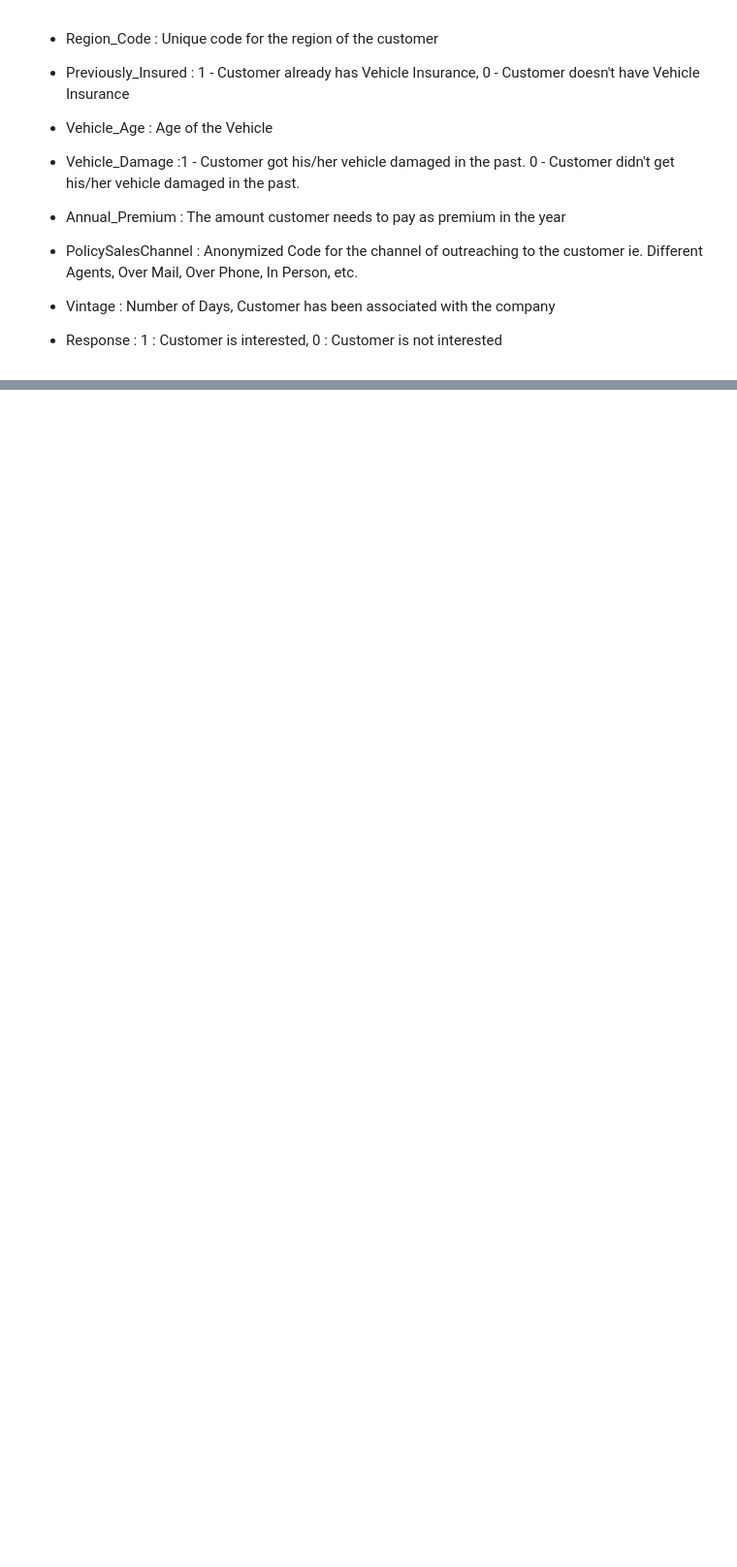
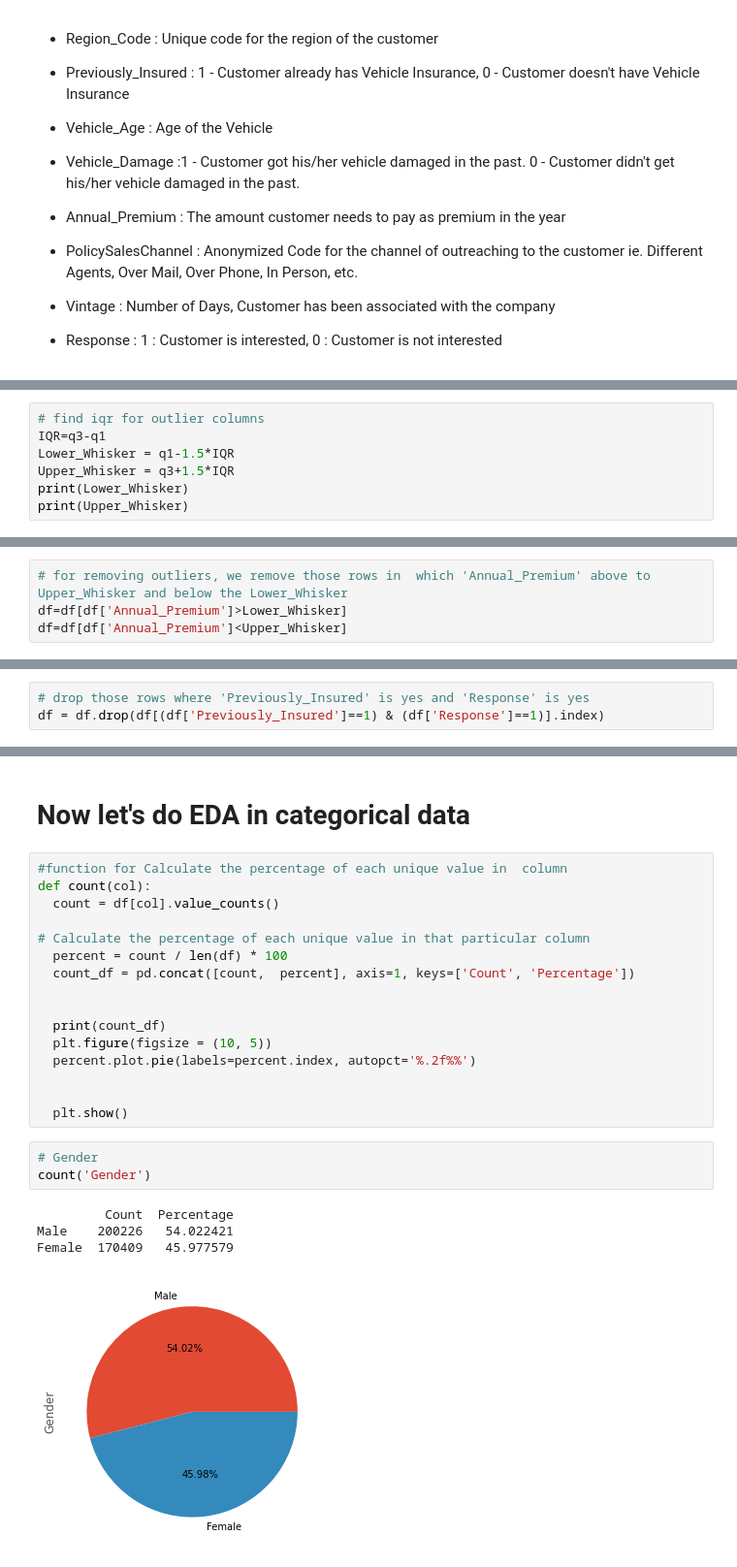
Before and after one commit to techfreakydeepak/Bike_sharing_demand_prediction, a Jupyter notebook: Health_Inssurance_Cross_Sell_prediction.ipynb, the cells around one changed output, grey strips where cells are left out. Shown: that part at 97% size. Saved outputs shown, nothing was run; the diff lists cells and outputs as text; blank space fills up the shorter version.

```diff
--- a/Health_Inssurance_Cross_Sell_prediction.ipynb
+++ b/Health_Inssurance_Cross_Sell_prediction.ipynb
@@ -162,0 +365,7 @@ df_HEALTH_INSURANCE_CROSS_SELL_PREDICTION.describe(include='all')
+# %%
+# find iqr for outlier columns
+IQR=q3-q1
+Lower_Whisker = q1-1.5*IQR
+Upper_Whisker = q3+1.5*IQR
+print(Lower_Whisker)
+print(Upper_Whisker)
@@ -162,0 +375,4 @@ df_HEALTH_INSURANCE_CROSS_SELL_PREDICTION.describe(include='all')
+# %%
+# for removing outliers, we remove those rows in  which 'Annual_Premium' above to Upper_Whisker and below the Lower_Whisker
+df=df[df['Annual_Premium']>Lower_Whisker]
+df=df[df['Annual_Premium']<Upper_Whisker]
@@ -162,0 +391,3 @@ df_HEALTH_INSURANCE_CROSS_SELL_PREDICTION.describe(include='all')
+# %%
+# drop those rows where 'Previously_Insured' is yes and 'Response' is yes
+df = df.drop(df[(df['Previously_Insured']==1) & (df['Response']==1)].index)
@@ -162,0 +401,26 @@ df_HEALTH_INSURANCE_CROSS_SELL_PREDICTION.describe(include='all')
+# %% [markdown]
+# Now let's do EDA in categorical data
+# %%
+#function for Calculate the percentage of each unique value in  column
+def count(col):
+  count = df[col].value_counts()
+
+# Calculate the percentage of each unique value in that particular column
+  percent = count / len(df) * 100
+  count_df = pd.concat([count,  percent], axis=1, keys=['Count', 'Percentage'])
+
+
+  print(count_df)
+  plt.figure(figsize = (10, 5))
+  percent.plot.pie(labels=percent.index, autopct='%.2f%%')
+
+
+  plt.show()
+# %%
+# Gender
+count('Gender')
+# %% [output]
+         Count  Percentage
+Male    200226   54.022421
+Female  170409   45.977579
+[figure, added]
```
Also changed, not shown: parts of 55 cells of this notebook.
